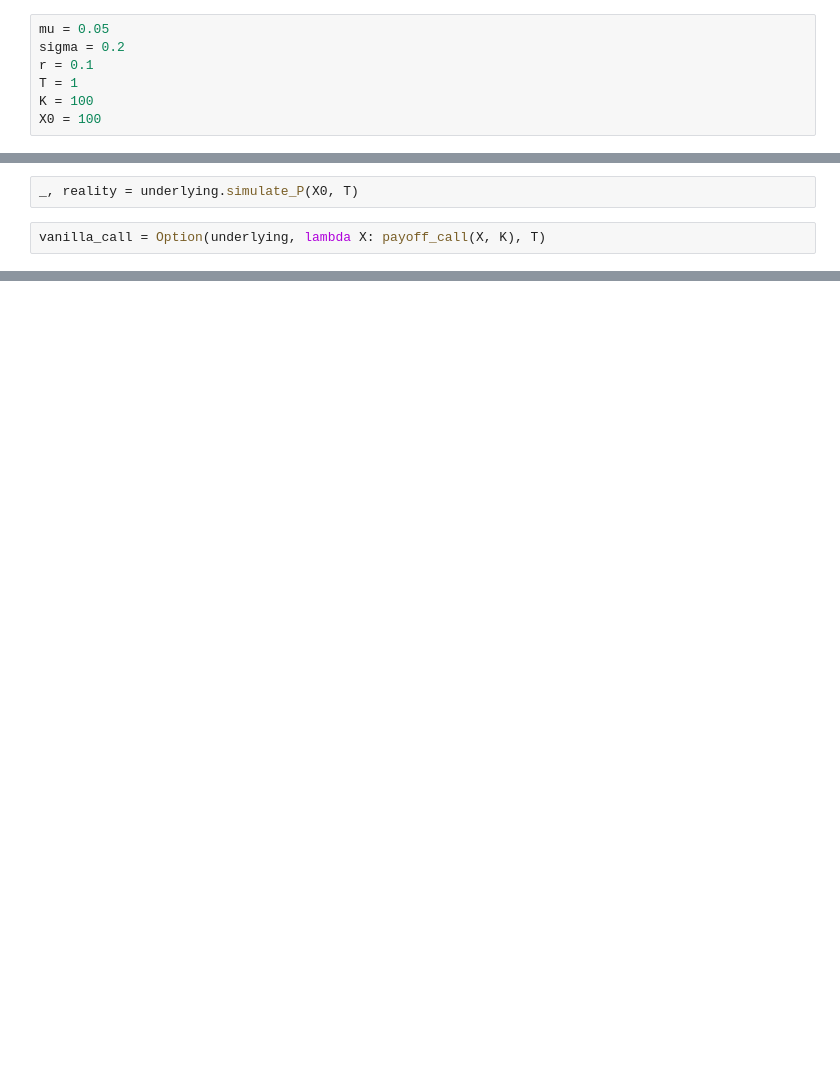
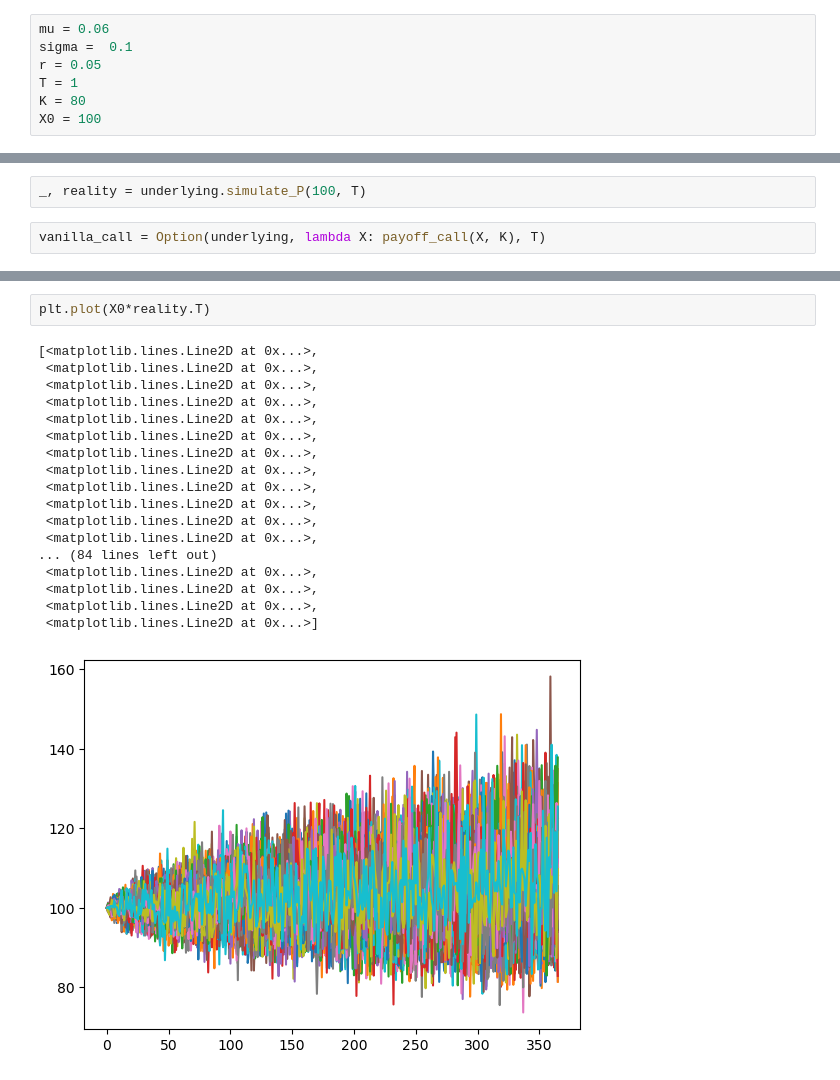
Before and after one commit to michalsn13/Quantile-Hedging, a Jupyter notebook: quantile_hedging.ipynb, the cells around one changed output, grey strips where cells are left out. Cells and saved outputs as stored; diff of their text form; blank space fills up the shorter version.

```diff
--- a/quantile_hedging.ipynb
+++ b/quantile_hedging.ipynb
@@ -17,16 +18,16 @@ def payoff_put(X, K):
         X.shape += (1,)
     return np.maximum(K - X[:,-1], 0)
 # %%
-mu = 0.05
-sigma = 0.2
-r = 0.1
+mu = 0.06
+sigma =  0.1
+r = 0.05
 T = 1
-K = 100
+K = 80
 X0 = 100
 # %%
 underlying = Underlying(mu, sigma, r)
 # %%
-_, reality = underlying.simulate_P(X0, T)
+_, reality = underlying.simulate_P(100, T)
 # %%
 vanilla_call = Option(underlying, lambda X: payoff_call(X, K), T)
 # %%
@@ -40,0 +46,21 @@ for row in tqdm(reality):
+# %%
+plt.plot(X0*reality.T)
+# %% [output]
+[<matplotlib.lines.Line2D at 0x...>,
+ <matplotlib.lines.Line2D at 0x...>,
+ <matplotlib.lines.Line2D at 0x...>,
+ <matplotlib.lines.Line2D at 0x...>,
+ <matplotlib.lines.Line2D at 0x...>,
+ <matplotlib.lines.Line2D at 0x...>,
+ <matplotlib.lines.Line2D at 0x...>,
+ <matplotlib.lines.Line2D at 0x...>,
+ <matplotlib.lines.Line2D at 0x...>,
+ <matplotlib.lines.Line2D at 0x...>,
+ <matplotlib.lines.Line2D at 0x...>,
+ <matplotlib.lines.Line2D at 0x...>,
+... (84 lines left out)
+ <matplotlib.lines.Line2D at 0x...>,
+ <matplotlib.lines.Line2D at 0x...>,
+ <matplotlib.lines.Line2D at 0x...>,
+ <matplotlib.lines.Line2D at 0x...>]
+[figure, added]
```
Also changed, not shown: parts of 14 cells of this notebook, 3 other files.
